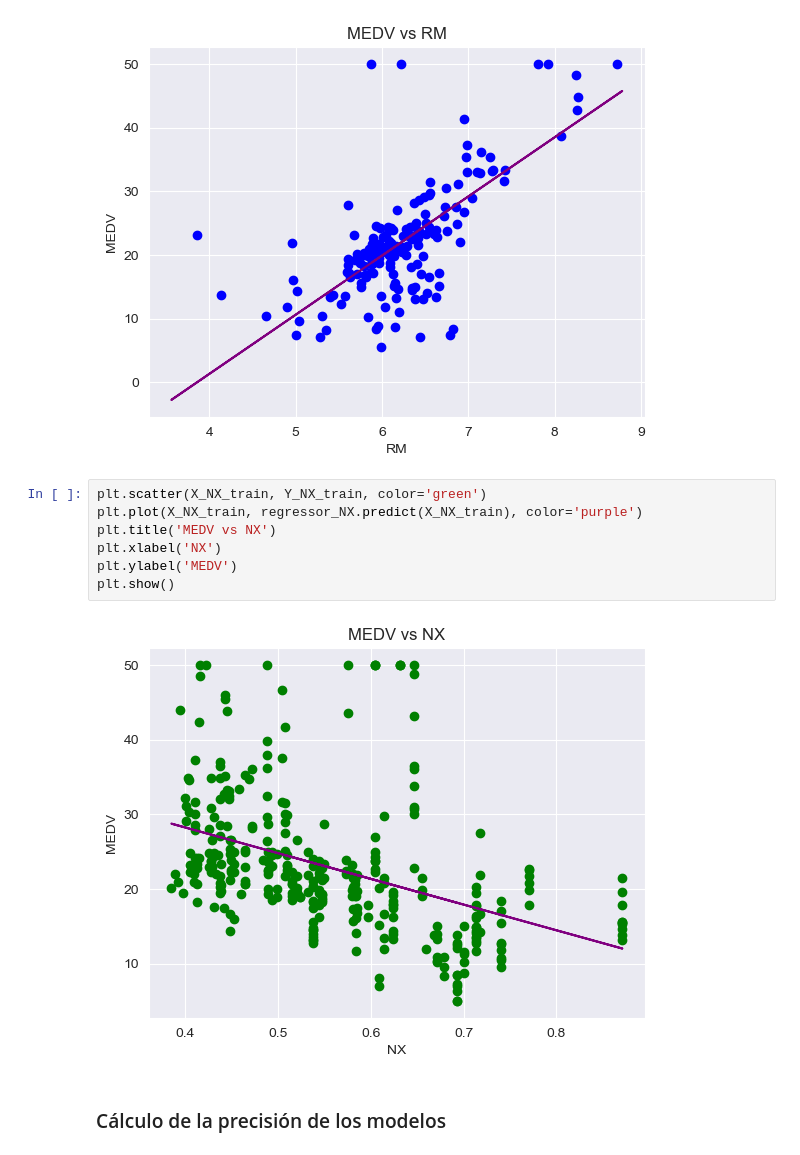
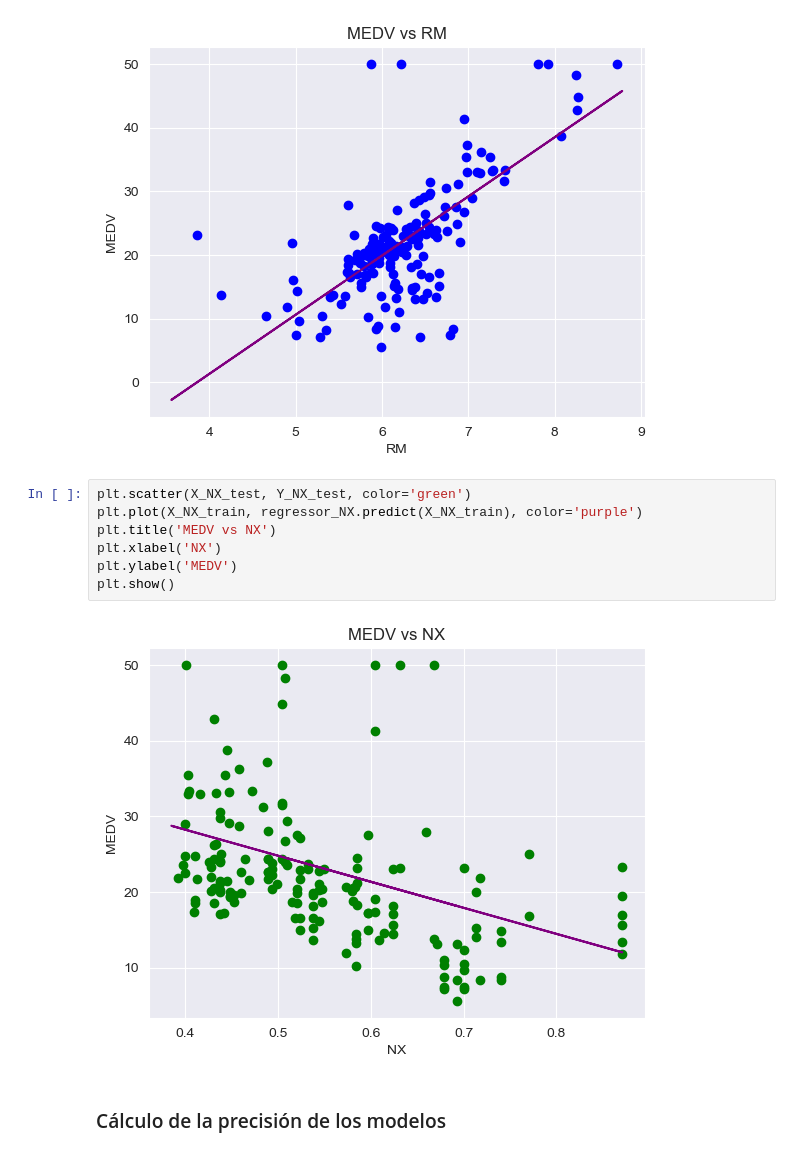
Before and after one commit to andres345gm/TE-regresiones, a Jupyter notebook: Regresion.ipynb, the cells around one changed output. Drawn from its saved outputs; the diff is of its cells as text.

```diff
--- a/Regresion.ipynb
+++ b/Regresion.ipynb
@@ -213,14 +213,14 @@ plt.show()
 # %% [output]
 [figure]
 # %%
-plt.scatter(X_NX_train, Y_NX_train, color='green')
+plt.scatter(X_NX_test, Y_NX_test, color='green')
 plt.plot(X_NX_train, regressor_NX.predict(X_NX_train), color='purple')
 plt.title('MEDV vs NX')
 plt.xlabel('NX')
 plt.ylabel('MEDV')
 plt.show()
 # %% [output]
-[figure, old version]
+[figure, new version]
 # %% [markdown]
 ### Cálculo de la precisión de los modelos
 # %%
```
Also changed, not shown: parts of 1 cell of this notebook.
